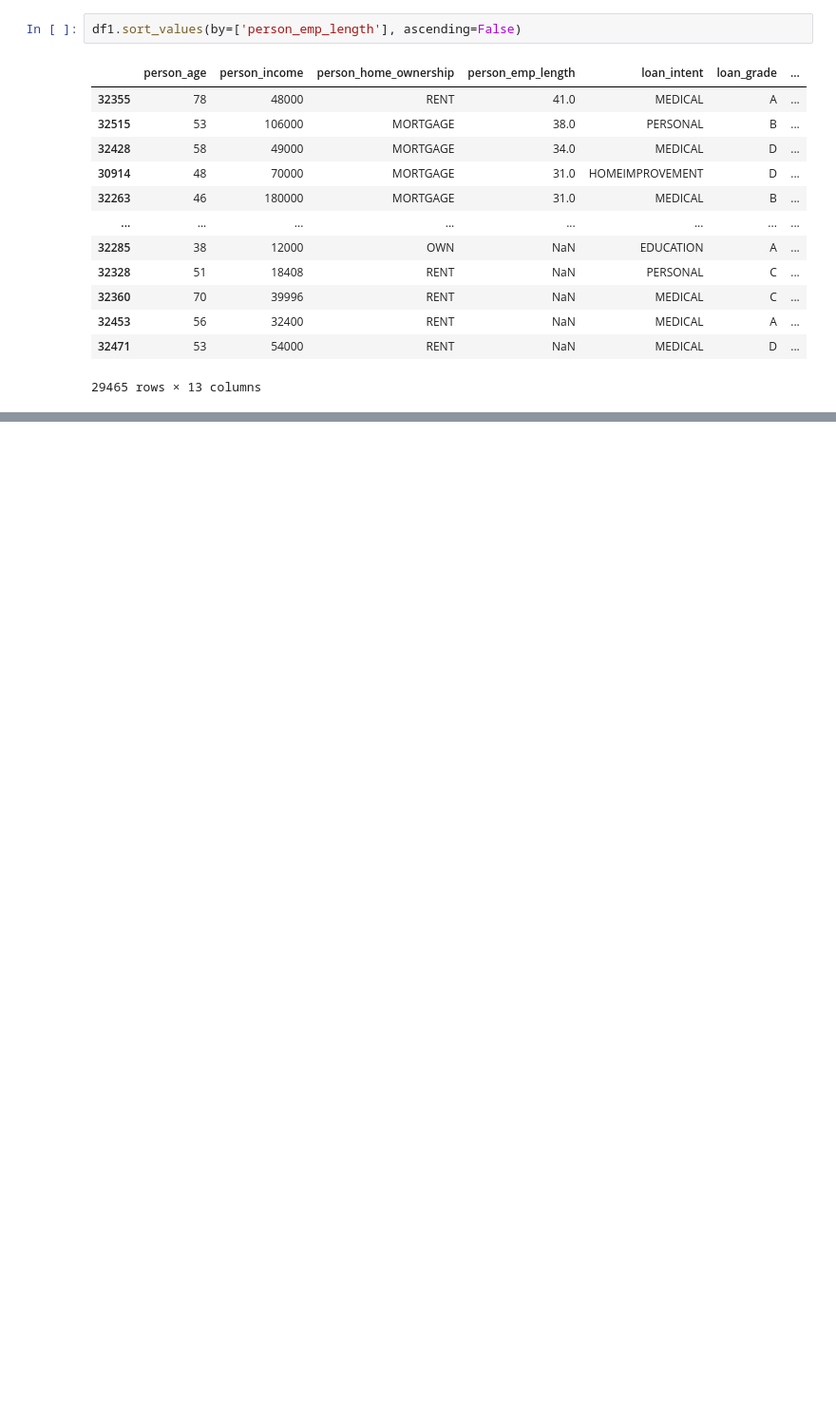
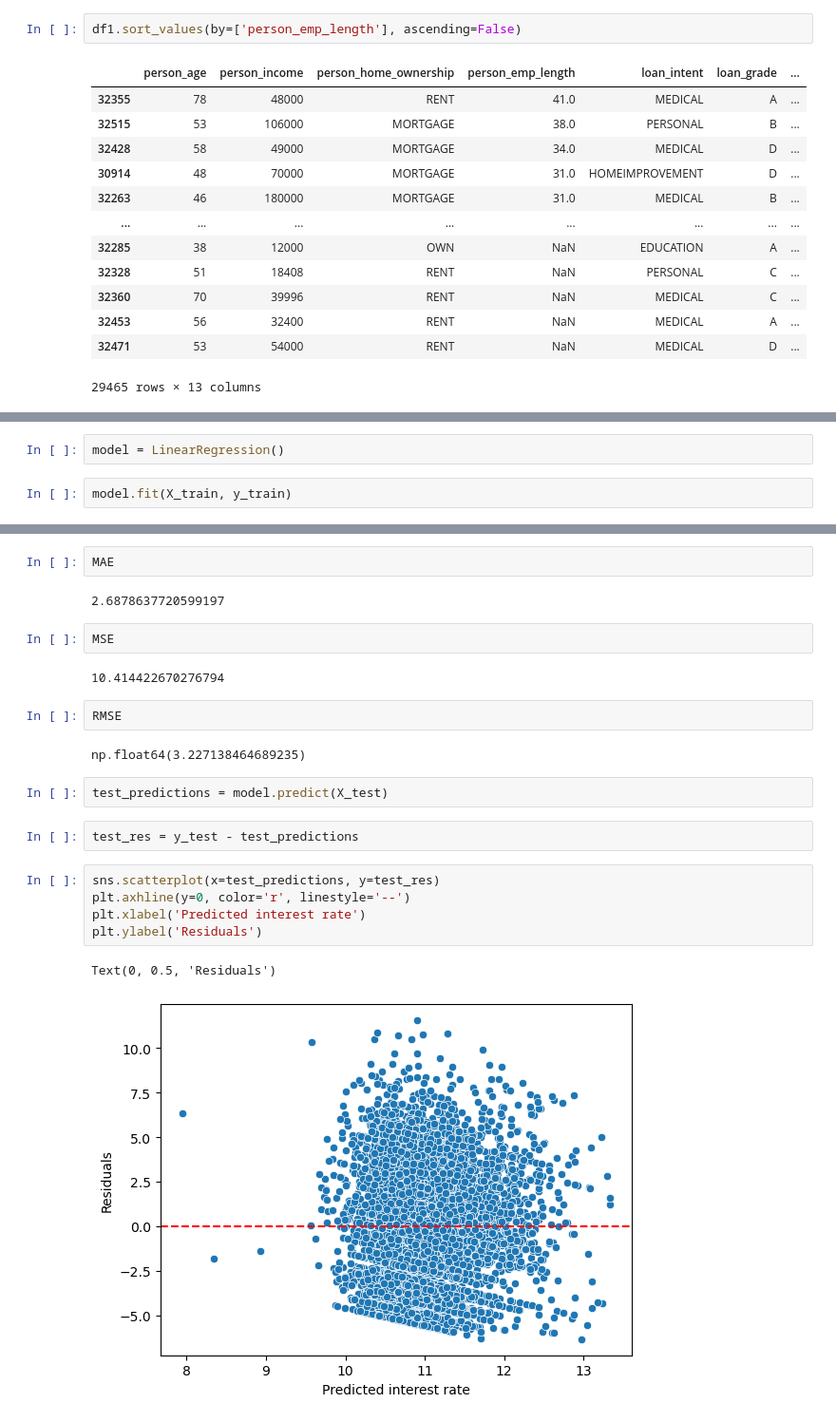
Before and after one commit to kitsungaa/credit-risk-ml, a Jupyter notebook: credit_risk_analysis.ipynb, the cells around one changed output, grey strips where cells are left out. Shown at 95% size. Drawn from its saved outputs; the diff is of its cells as text; blank space fills up the shorter version.

```diff
--- a/credit_risk_analysis.ipynb
+++ b/credit_risk_analysis.ipynb
@@ -189,0 +349,4 @@ df1.sort_values(by=['person_emp_length'], ascending=False)
+# %%
+model = LinearRegression()
+# %%
+model.fit(X_train, y_train)
@@ -189,0 +366,24 @@ df1.sort_values(by=['person_emp_length'], ascending=False)
+# %%
+MAE
+# %% [output]
+2.6878637720599197
+# %%
+MSE
+# %% [output]
+10.414422670276794
+# %%
+RMSE
+# %% [output]
+np.float64(3.227138464689235)
+# %%
+test_predictions = model.predict(X_test)
+# %%
+test_res = y_test - test_predictions
+# %%
+sns.scatterplot(x=test_predictions, y=test_res)
+plt.axhline(y=0, color='r', linestyle='--')
+plt.xlabel('Predicted interest rate')
+plt.ylabel('Residuals')
+# %% [output]
+Text(0, 0.5, 'Residuals')
+[figure, added]
```
Also changed, not shown: parts of 20 cells of this notebook.
